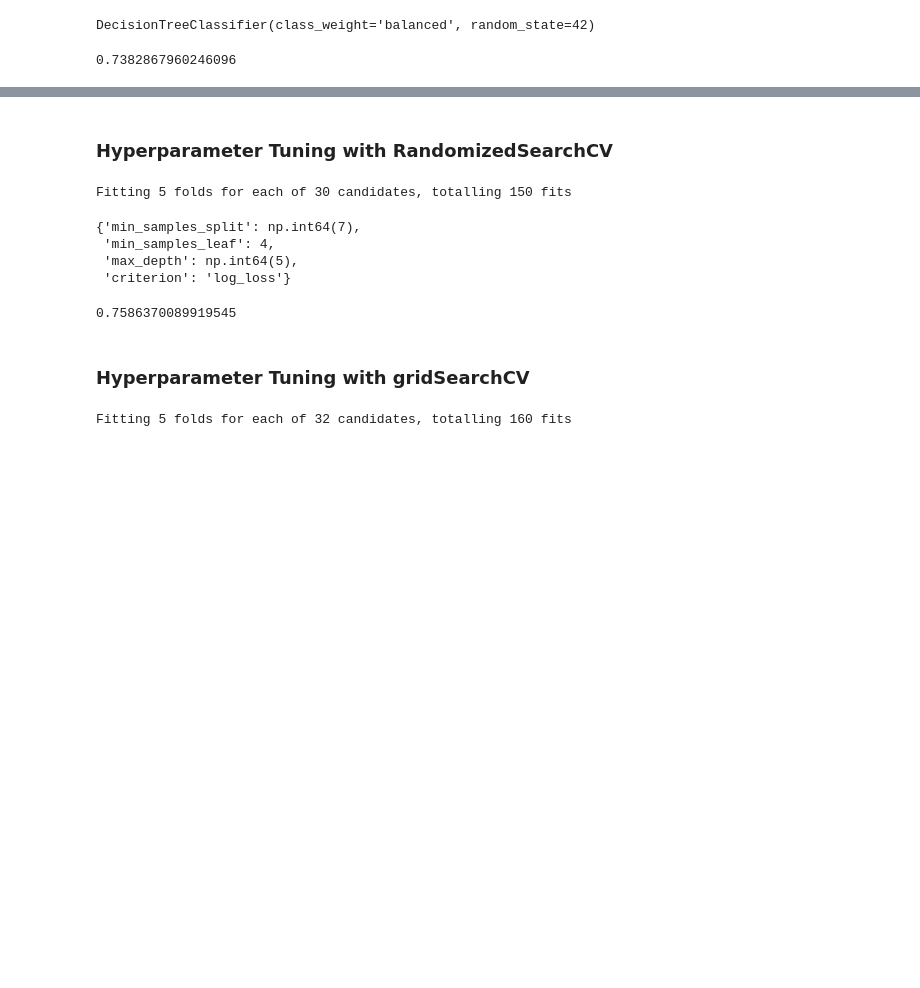
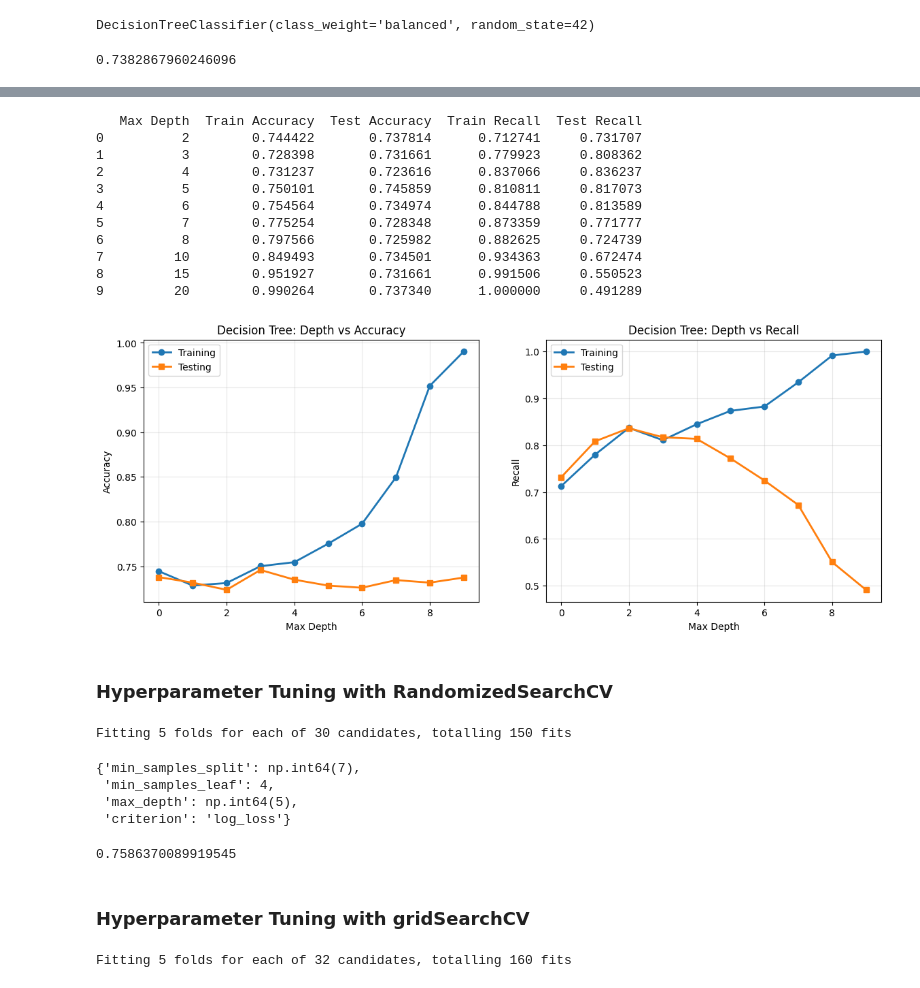
Before and after one commit to yalindi/2425568_ml, a Jupyter notebook: 2425568.ipynb, the cells around one changed output, grey strips where cells are left out. Saved outputs shown, nothing was run; the diff lists cells and outputs as text; code cells hidden in the pictures; blank space fills up the shorter version.

```diff
--- a/2425568.ipynb
+++ b/2425568.ipynb
@@ -436,3 +506,77 @@ model_1.score(X_test,y_test)
+# %%
+#Decision Tree Depth Analysis
+depths = [2, 3, 4, 5, 6, 7, 8, 10, 15, 20]
+results = []
+
+for depth in depths:
+    dt = DecisionTreeClassifier(
+        max_depth=depth,
+        random_state=42,
+        class_weight="balanced"
+    )
+    dt.fit(X_train, y_train)
+
+    # Get predictions
+    y_train_pred = dt.predict(X_train)
+    y_test_pred = dt.predict(X_test)
+
+    # Calculate metrics
+    train_acc = accuracy_score(y_train, y_train_pred)
+    test_acc = accuracy_score(y_test, y_test_pred)
+    train_recall = recall_score(y_train, y_train_pred)
+    test_recall = recall_score(y_test, y_test_pred)
+
+    results.append({
+        'Max Depth': depth,
+        'Train Accuracy': train_acc,
+        'Test Accuracy': test_acc,
+        'Train Recall': train_recall,
+        'Test Recall': test_recall,
+    })
+
+results_df = pd.DataFrame(results)
+print(results_df)
+
+# Overfitting curve
+fig, axes = plt.subplots(1, 2, figsize=(14, 5))
+
+# Accuracy plot
+axes[0].plot(range(len(results_df)), results_df['Train Accuracy'],
+            marker='o', label='Training', linewidth=2)
+axes[0].plot(range(len(results_df)), results_df['Test Accuracy'],
+            marker='s', label='Testing', linewidth=2)
+axes[0].set_xlabel('Max Depth')
+axes[0].set_ylabel('Accuracy')
+axes[0].set_title('Decision Tree: Depth vs Accuracy')
+axes[0].legend()
+axes[0].grid(True, alpha=0.3)
+
+# Recall plot
+axes[1].plot(range(len(results_df)), results_df['Train Recall'],
+            marker='o', label='Training', linewidth=2)
+axes[1].plot(range(len(results_df)), results_df['Test Recall'],
+            marker='s', label='Testing', linewidth=2)
+axes[1].set_xlabel('Max Depth')
+axes[1].set_ylabel('Recall')
+axes[1].set_title('Decision Tree: Depth vs Recall')
+axes[1].legend()
+axes[1].grid(True, alpha=0.3)
+
+
+plt.show()
+# %% [output]
+   Max Depth  Train Accuracy  Test Accuracy  Train Recall  Test Recall
+0          2        0.744422       0.737814      0.712741     0.731707
+1          3        0.728398       0.731661      0.779923     0.808362
+2          4        0.731237       0.723616      0.837066     0.836237
+3          5        0.750101       0.745859      0.810811     0.817073
+4          6        0.754564       0.734974      0.844788     0.813589
+5          7        0.775254       0.728348      0.873359     0.771777
+6          8        0.797566       0.725982      0.882625     0.724739
+7         10        0.849493       0.734501      0.934363     0.672474
+8         15        0.951927       0.731661      0.991506     0.550523
+9         20        0.990264       0.737340      1.000000     0.491289
+[figure, added]
 # %% [markdown]
 ### Hyperparameter Tuning with RandomizedSearchCV
 # %%
```
Also changed, not shown: parts of 42 cells of this notebook.
